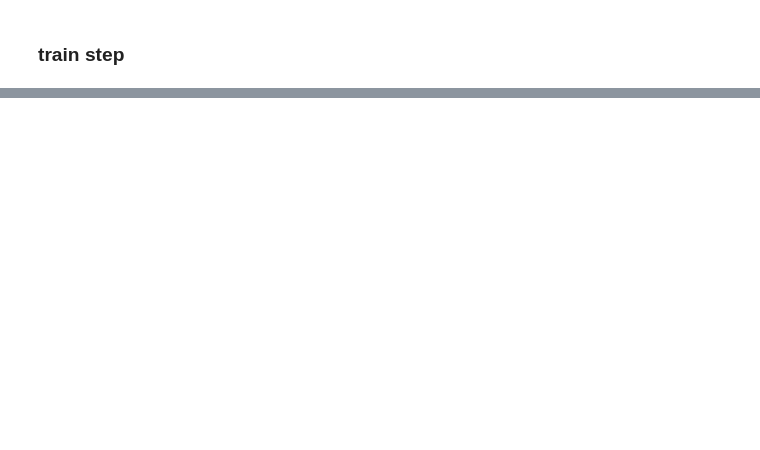
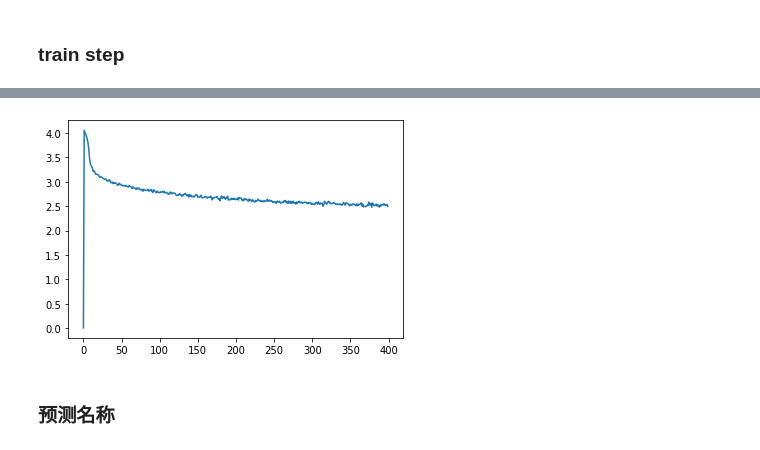
Before and after one commit to haiyangli-11/PytorchLearn, a Jupyter notebook: char-rnn-2-生成名称.ipynb, the cells around one changed output, grey strips where cells are left out. Drawn from its saved outputs; the diff is of its cells as text; code cells hidden in the pictures; blank space fills up the shorter version.

```diff
--- a/char-rnn-2-生成名称.ipynb
+++ b/char-rnn-2-生成名称.ipynb
@@ -240,0 +254,8 @@ def train_all(train_data):
+# %%
+import matplotlib.pyplot as plt
+plt.plot(all_losses)
+plt.show()
+# %% [output]
+[figure, added]
+# %% [markdown]
+### 预测名称
```
Also changed, not shown: parts of 8 cells of this notebook, 1 other file.
